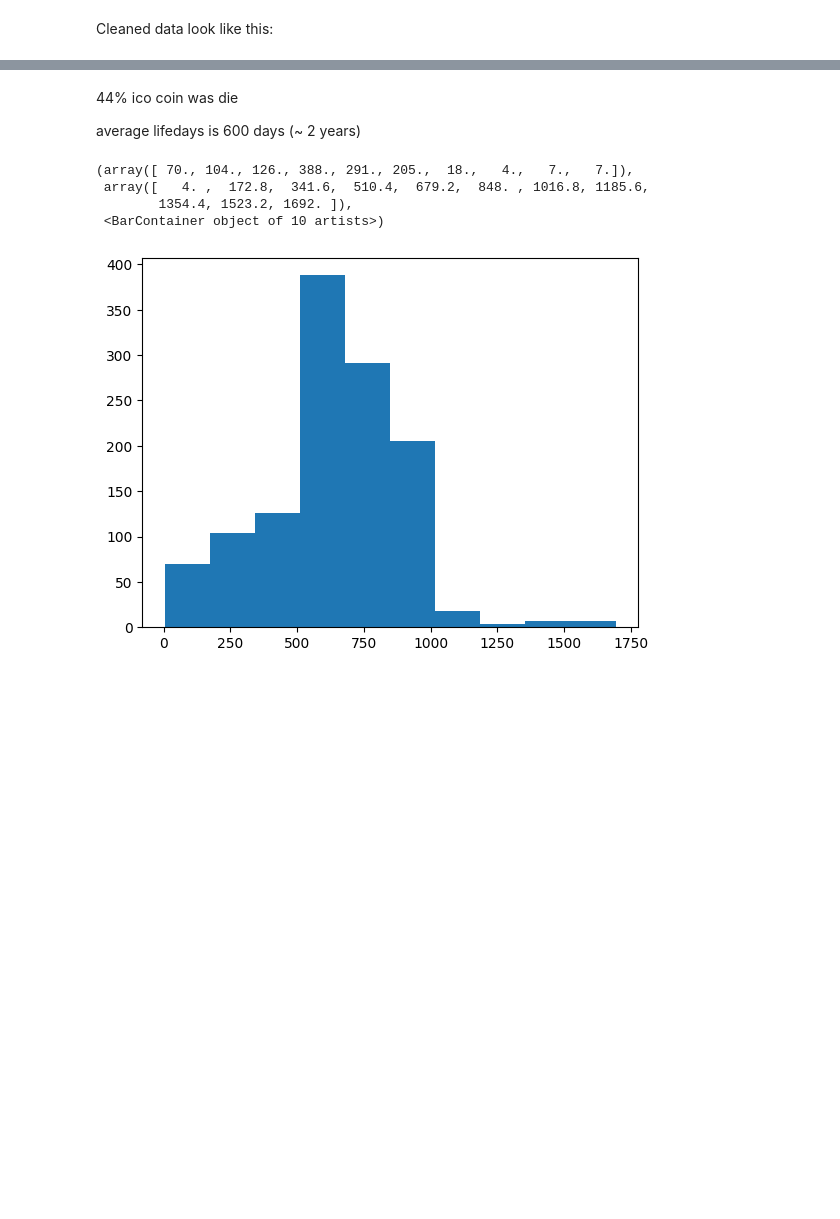
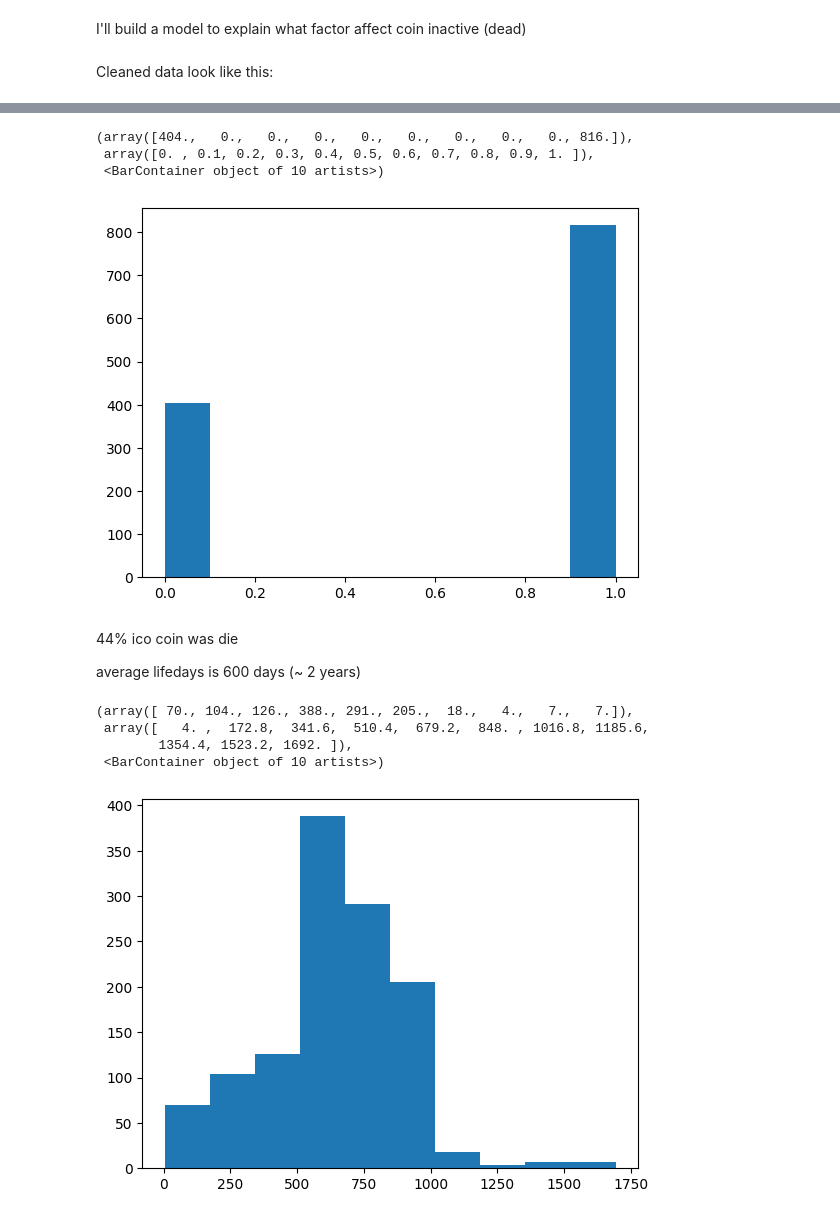
Before and after one commit to tycoi2005/202308_machine_learning_ibm_coursera, a Jupyter notebook: 003supervised-machine-learning-classification/w6.project.classify.ipynb, the cells around one changed output, grey strips where cells are left out. Saved outputs shown, nothing was run; the diff lists cells and outputs as text; code cells hidden in the pictures; blank space fills up the shorter version.

```diff
--- a/003supervised-machine-learning-classification/w6.project.classify.ipynb
+++ b/003supervised-machine-learning-classification/w6.project.classify.ipynb
@@ -13,3 +15,5 @@ Cleaning process could be check at
+# %% [markdown]
+I'll build a model to explain what factor affect coin inactive (dead)
 # %%
 ## Import packages here
 import pandas as pd
@@ -58,6 +66,13 @@ df.describe().T
 | isada | 1220.0 | 1.557377e-02 | 1.238701e-01 | 0.0 | 0.000000e+00 | 0.000000e+00 | 0.000000e+00 | 1.000000e+00 |
 | isavax | 1220.0 | 3.852459e-02 | 1.925379e-01 | 0.0 | 0.000000e+00 | 0.000000e+00 | 0.000000e+00 | 1.000000e+00 |
 | lifeday | 1220.0 | 6.364779e+02 | 2.518998e+02 | 4.0 | 5.130000e+02 | 6.600000e+02 | 8.190000e+02 | 1.692000e+03 |
+# %%
+plt.hist(df.is_active)
+# %% [output]
+(array([404.,   0.,   0.,   0.,   0.,   0.,   0.,   0.,   0., 816.]),
+ array([0. , 0.1, 0.2, 0.3, 0.4, 0.5, 0.6, 0.7, 0.8, 0.9, 1. ]),
+ <BarContainer object of 10 artists>)
+[figure, added]
 # %% [markdown]
 44% ico coin was die
 
```
Also changed, not shown: parts of 18 cells of this notebook, 1 other file.
